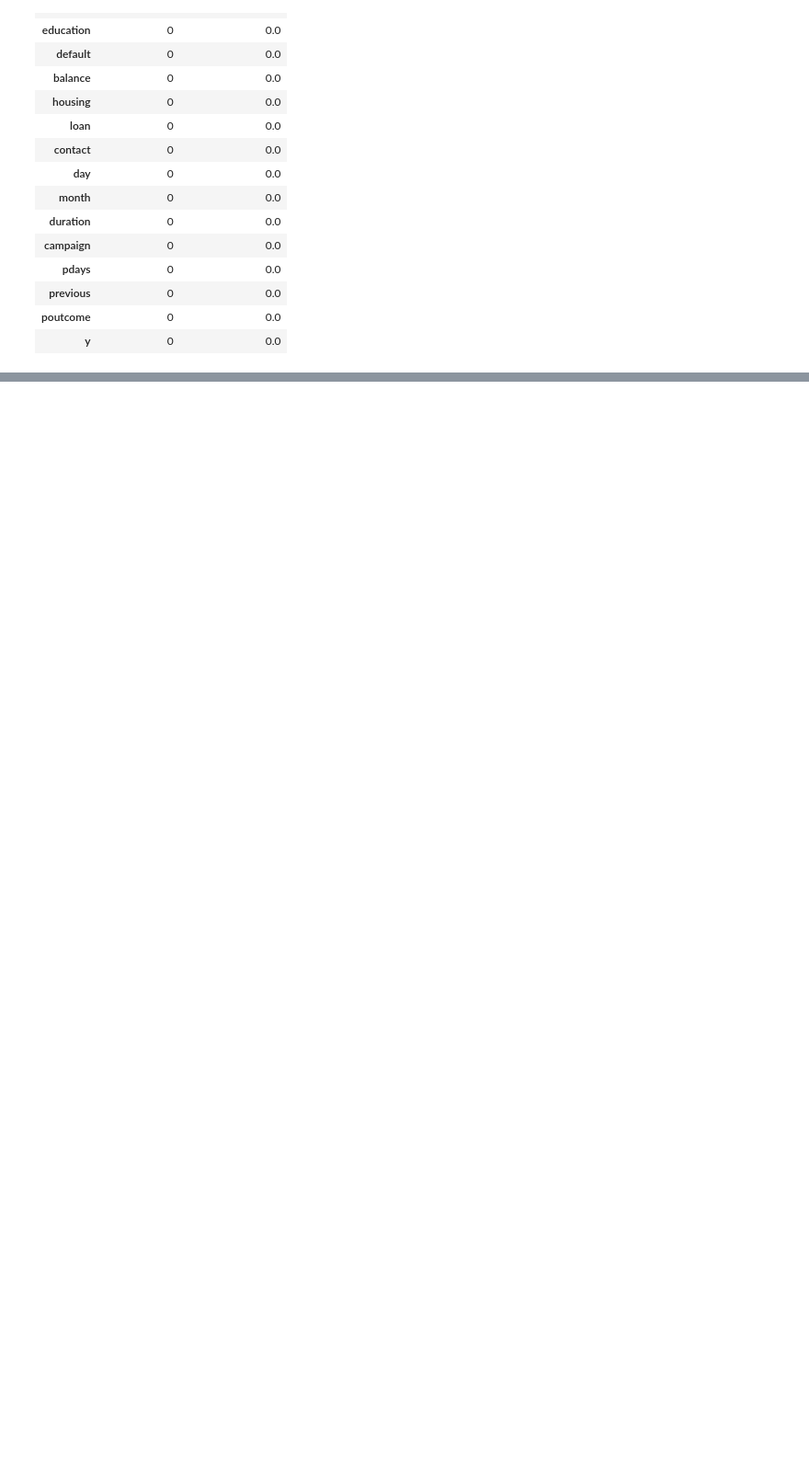
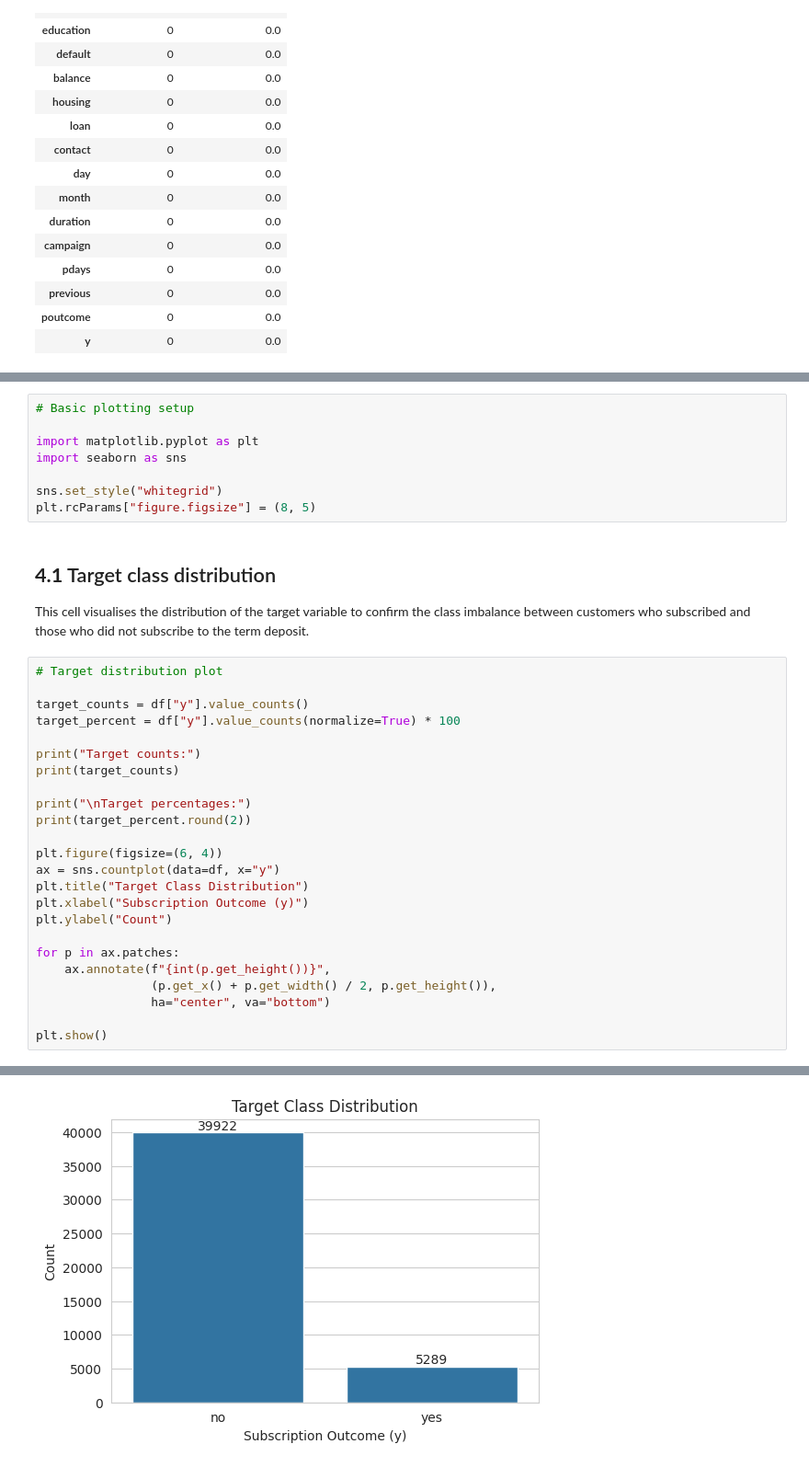
Before and after one commit to nidhisingn/14350889_Artificial-Neural-Networks_6009-CMD_NS, a Jupyter notebook: NS_14350889_ANN_PART_A.ipynb, the cells around one changed output, grey strips where cells are left out. Shown at 92% size. Saved outputs shown, nothing was run; the diff lists cells and outputs as text; blank space fills up the shorter version.

```diff
--- a/NS_14350889_ANN_PART_A.ipynb
+++ b/NS_14350889_ANN_PART_A.ipynb
@@ -254,0 +365,37 @@ Missing values by column:
+# %%
+# Basic plotting setup
+
+import matplotlib.pyplot as plt
+import seaborn as sns
+
+sns.set_style("whitegrid")
+plt.rcParams["figure.figsize"] = (8, 5)
+# %% [markdown]
+## **4.1** Target class distribution
+
+This cell visualises the distribution of the target variable to confirm the class imbalance between customers who subscribed and those who did not subscribe to the term deposit.
+# %%
+# Target distribution plot
+
+target_counts = df["y"].value_counts()
+target_percent = df["y"].value_counts(normalize=True) * 100
+
+print("Target counts:")
+print(target_counts)
+
+print("\nTarget percentages:")
+print(target_percent.round(2))
+
+plt.figure(figsize=(6, 4))
+ax = sns.countplot(data=df, x="y")
+plt.title("Target Class Distribution")
+plt.xlabel("Subscription Outcome (y)")
+plt.ylabel("Count")
+
+for p in ax.patches:
+    ax.annotate(f"{int(p.get_height())}",
+                (p.get_x() + p.get_width() / 2, p.get_height()),
+                ha="center", va="bottom")
+
+plt.show()
+# %% [output]
@@ -254,0 +413 @@ Missing values by column:
+[figure, added]
```
Also changed, not shown: parts of 31 cells of this notebook.
